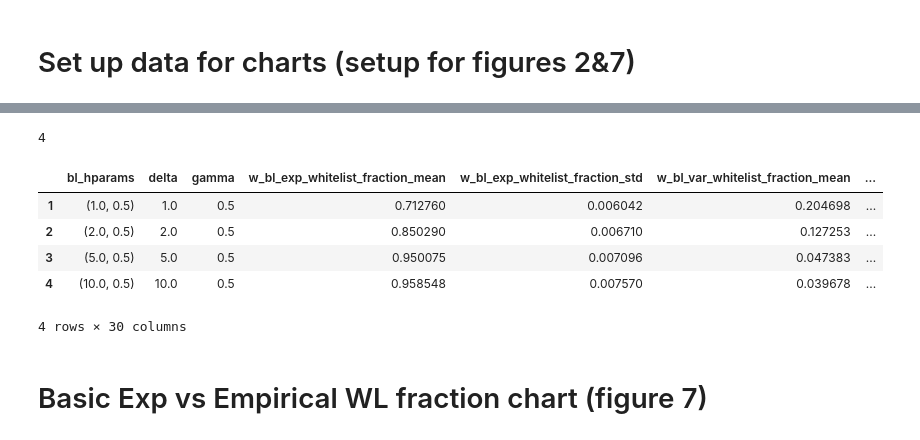
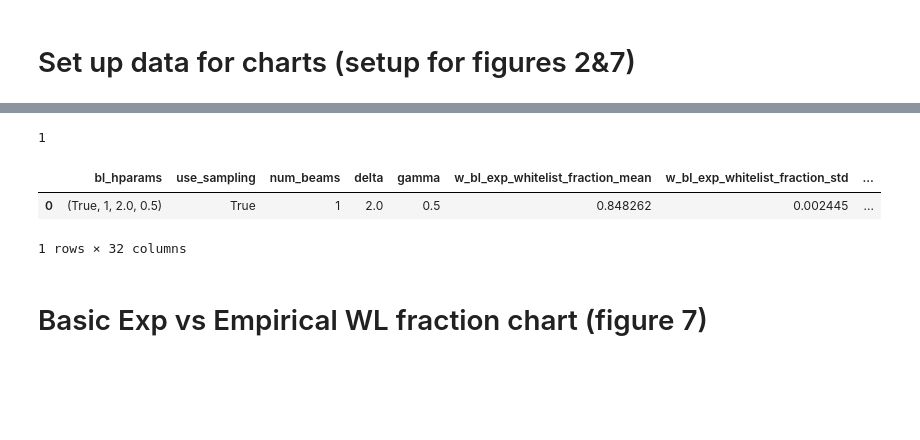
Before and after one commit to onofreiandrea/lm-watermarking, a Jupyter notebook: experiments/watermarking_analysis.ipynb, the cells around one changed output, grey strips where cells are left out. Saved outputs shown, nothing was run; the diff lists cells and outputs as text; code cells hidden in the pictures; blank space fills up the shorter version.

```diff
--- a/experiments/watermarking_analysis.ipynb
+++ b/experiments/watermarking_analysis.ipynb
@@ -154,7 +154,7 @@ df["gamma"] = df["gamma"].round(3)
 df["no_bl_act_num_wl_tokens"] = np.round(df["no_bl_whitelist_fraction"].values*df["no_bl_num_tokens_generated"],1) # round to 1 for sanity
 df["w_bl_act_num_wl_tokens"] = np.round(df["w_bl_whitelist_fraction"].values*df["w_bl_num_tokens_generated"],1) # round to 1 for sanity
 
-# df["w_bl_std_num_wl_tokens"] = np.sqrt(df["w_bl_var_num_wl_tokens"].values)
+df["w_bl_std_num_wl_tokens"] = np.sqrt(df["w_bl_var_num_wl_tokens"].values)
 
 if "real_completion_length":
     df["baseline_num_tokens_generated"] = df["real_completion_length"].values
@@ -197,13 +197,12 @@ orig_len = len(df)
 # df = df[(df["replace_ratio"] <= 0.7)]
 
 # NOTE pile only
-# df = df[df["w_bl_space_frac"] <= 0.9]
-# df = df[df["no_bl_space_frac"] <= 0.9]
+df = df[df["w_bl_space_frac"] <= 0.9]
+df = df[df["no_bl_space_frac"] <= 0.9]
 # df = df[df["pile_set_name"] != "Github"]
 
 upper_T = 205
 lower_T = 195
-print(df["baseline_hit_list_length"])
 df = df[(df["baseline_hit_list_length"] >= lower_T) & (df["no_bl_hit_list_length"] >= lower_T) & (df["w_bl_hit_list_length"] >= lower_T)] # now also applies to the truncated version
 df = df[(df["baseline_hit_list_length"] <= upper_T) & (df["no_bl_hit_list_length"] <= upper_T) & (df["w_bl_hit_list_length"] <= upper_T)] # now also applies to the truncated version
 
@@ -286,8 +258,6 @@ if "w_bl_attacked_whitelist_fraction" in df.columns:
 if "w_bl_attacked_whitelist_fraction" in df.columns:
     groupby_fields = ['use_sampling','num_beams','gamma','delta', 'replace_ratio'] # attack grouping
 else:
-    # groupby_fields = ['use_sampling','num_beams','delta','gamma'] # regular grouping
+    groupby_fields = ['use_sampling','num_beams','delta','gamma'] # regular grouping
     # groupby_fields = ['use_sampling','delta','gamma'] # regular grouping, but no beam variation
-    groupby_fields = ['delta','gamma'] # regular grouping, but no beam variation, and all sampling
-
-print(groupby_fields)
+    # groupby_fields = ['delta','gamma'] # regular grouping, but no beam variation, and all sampling
@@ -453,15 +422,15 @@ plt.figure(figsize=(5, 4))
 
 import sklearn.metrics as metrics
 
-# zoom = False
-zoom = True
+zoom = False
+# zoom = True
 
 beam_search = None
 # beam_search = 1
 # beam_search = 4
 # beam_search = 8
 
-deltas = [0.5,1.0,2.0,5.0,10.0]
+deltas = [1.0,2.0,5.0,10.0]
 # gammas = [0.25, 0.5]
 gammas = [0.25]
 # gammas = [0.5]
@@ -477,13 +446,12 @@ for d in deltas:
             groups.append((False, beam_search, d, g))
         else:
             groups.append((True, 1, d, g))
-        names.append(f"delta:{d}, gamma:{g}")
+        names.append(f"$\delta:{d},\gamma:{g}$")
 groups=groups[::-1]
 names=names[::-1]
 
 # Make colormap
 import matplotlib.pyplot as plt
-plt.rcParams['text.usetex'] = False
 viridis = plt.colormaps['viridis'].resampled(len(groups)+1)
 cmap = viridis.colors[:len(groups)][::-1]
 
@@ -507,7 +475,7 @@ if "w_bl_attacked_ppl" in df.columns:
     pass
 else:
     # # vanilla ppl value
-    plt.scatter([-1],[-1],label=f'            delta=0, PPL: {round(grouped_df["no_bl_ppl"].describe().loc[groups,"mean"].mean(),1)}', color="white")
+    plt.scatter([-1],[-1],label=f'            $\delta=0$, PPL: {round(grouped_df["no_bl_ppl"].describe().loc[groups,"mean"].mean(),1)}', color="white")
 
 if zoom:
     if not "w_bl_attacked_ppl" in df.columns:
@@ -531,7 +499,7 @@ plt.xlabel('False Positive Rate', fontsize = 12)
 
 print(plot_name)
 
-# fname = f"{plot_name}.pdf"
+# fname = f"figs/{plot_name}.pdf"
 # plt.savefig(fname, format="pdf")
 
 plt.show()
@@ -1047,44 +938,41 @@ groupby legend: ['delta', 'gamma']
 # %%
 # filtering
 
-# viz_df = viz_df[viz_df["bl_hparams"].apply(lambda tup: (tup[0] == True))] # sampling
+viz_df = viz_df[viz_df["bl_hparams"].apply(lambda tup: (tup[0] == True))] # sampling
 
 # viz_df = viz_df[viz_df["bl_hparams"].apply(lambda tup: (tup[0] == False))] # greedy
 
 
 # fix one of the bl params for analytic chart
 # viz_df = viz_df[(viz_df["gamma"]==0.9) & (viz_df["delta"]<=10.0)]
 # viz_df = viz_df[(viz_df["gamma"]==0.75) & (viz_df["delta"]<=10.0)]
 # viz_df = viz_df[(viz_df["gamma"]==0.5) & (viz_df["delta"]<=10.0)]
 # viz_df = viz_df[(viz_df["gamma"]==0.25) & (viz_df["delta"]<=10.0)]
 # viz_df = viz_df[(viz_df["gamma"]==0.1) & (viz_df["delta"]<=10.0)]
 
 # for the sample pareto chart
-# viz_df = viz_df[(viz_df["delta"] >= 0.5) & (viz_df["delta"]<=10.0)]
+viz_df = viz_df[(viz_df["delta"] > 0.5) & (viz_df["delta"]<=10.0)]
 # viz_df = viz_df[(viz_df["delta"]<=2.0)] # zoom in on lower deltas
 # viz_df = viz_df[(viz_df["delta"] >= 2.0) & (viz_df["delta"]<=10.0)] # mid deltas
 # viz_df = viz_df[(viz_df["gamma"] != 0.25) & (viz_df["gamma"] != 0.75) & (viz_df["delta"]<=2.0)]
 # viz_df = viz_df[(viz_df["gamma"] != 0.1) & (viz_df["gamma"] != 0.9) & (viz_df["delta"]<=2.0)]
 
 # viz_df = viz_df[(viz_df["delta"]==0.5) | (viz_df["delta"]==2.0) | (viz_df["delta"]==10.0)]
 
 # viz_df = viz_df[(viz_df["delta"]!=0.1)&(viz_df["delta"]!=0.5)&(viz_df["delta"]!=50.0)]
 
 # for the beams pareto
 # viz_df = viz_df[(viz_df["delta"]!=50.0)]
 # viz_df = viz_df[(viz_df["delta"]!=50.0) & (viz_df["num_beams"]!=1)]
 
 print(len(viz_df))
 
 viz_df
 # %% [output]
-4
+1
-|  | bl_hparams | delta | gamma | w_bl_exp_whitelist_fraction_mean | w_bl_exp_whitelist_fraction_std | w_bl_var_whitelist_fraction_mean | ... |
-| 1 | (1.0, 0.5) | 1.0 | 0.5 | 0.712760 | 0.006042 | 0.204698 | ... |
-| 2 | (2.0, 0.5) | 2.0 | 0.5 | 0.850290 | 0.006710 | 0.127253 | ... |
-| 3 | (5.0, 0.5) | 5.0 | 0.5 | 0.950075 | 0.007096 | 0.047383 | ... |
-| 4 | (10.0, 0.5) | 10.0 | 0.5 | 0.958548 | 0.007570 | 0.039678 | ... |
+|  | bl_hparams | use_sampling | num_beams | delta | gamma | w_bl_exp_whitelist_fraction_mean | w_bl_exp_whitelist_fraction_std | ... |
+| 0 | (True, 1, 2.0, 0.5) | True | 1 | 2.0 | 0.5 | 0.848262 | 0.002445 | ... |
-4 rows × 30 columns
+1 rows × 32 columns
 # %%
 # grouped_df["avg_spike_entropy"]
 # %%
```
Also changed, not shown: parts of 19 cells of this notebook, 8 other files.
